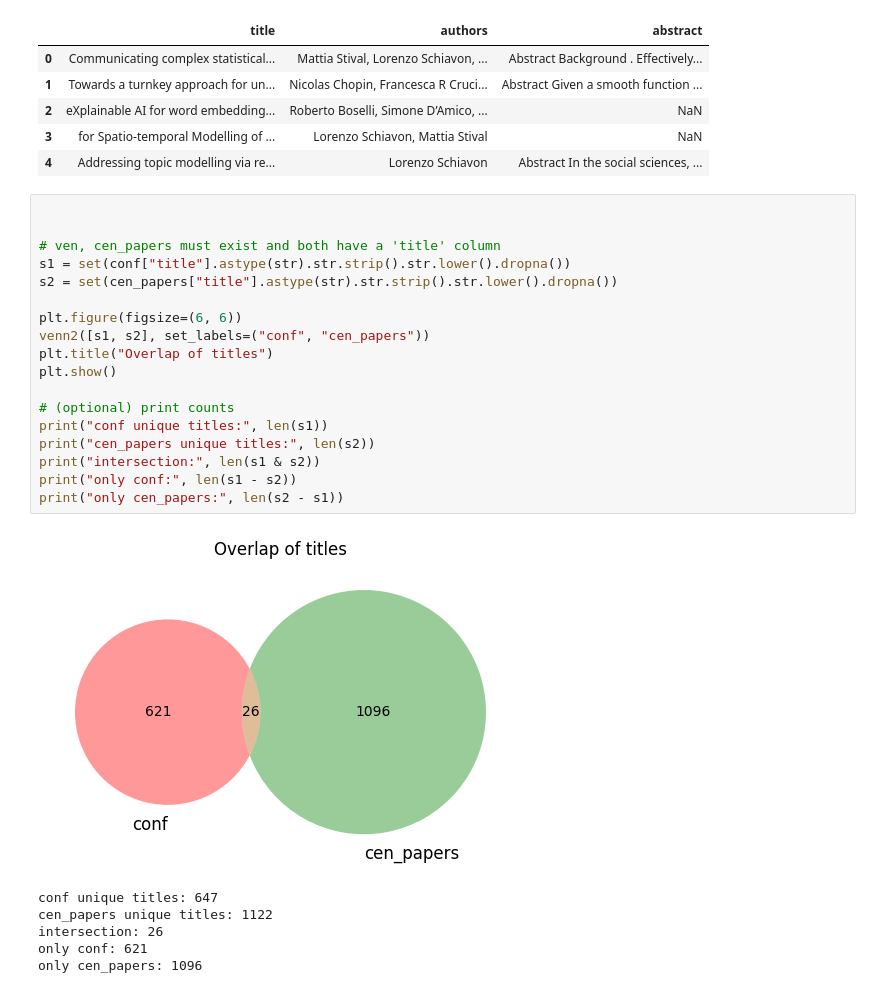
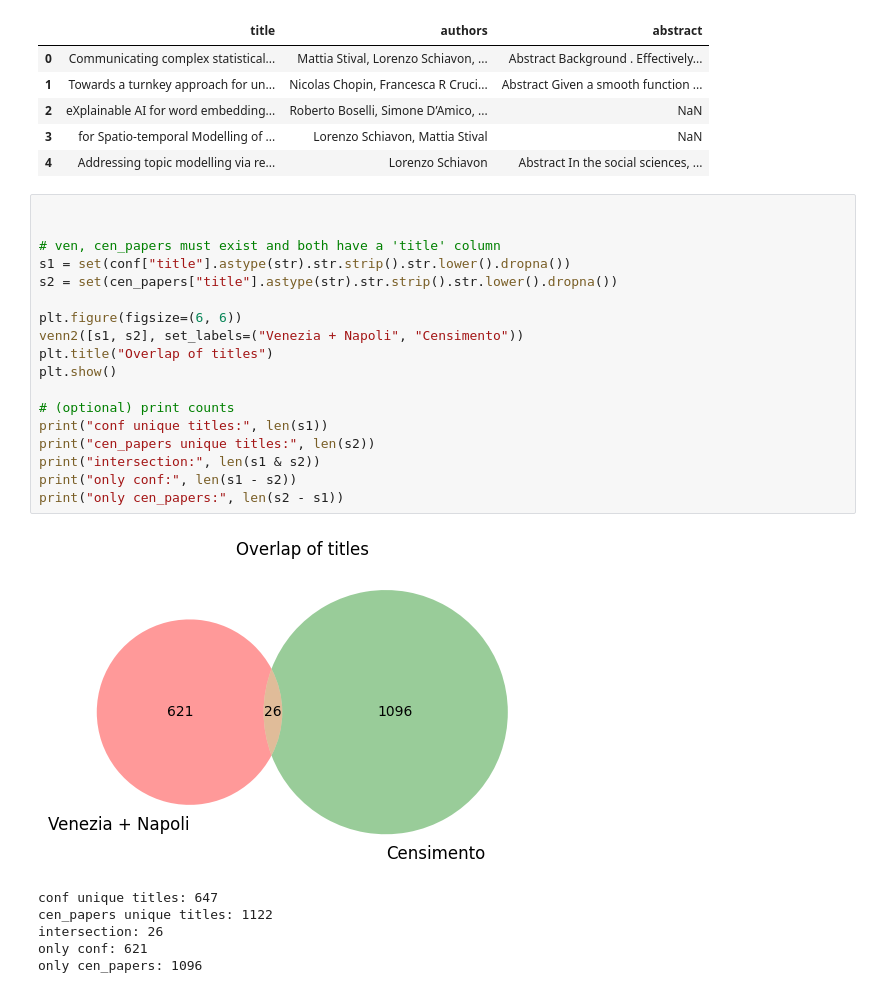
Before and after one commit to Naviden/age-it-publications, a Jupyter notebook: src/paper_report.ipynb, the cells around one changed output. Cells and saved outputs as stored; diff of their text form.

```diff
--- a/src/paper_report.ipynb
+++ b/src/paper_report.ipynb
@@ -105,23 +105,23 @@ cen_papers.head()
 # %%
 
 
 # ven, cen_papers must exist and both have a 'title' column
 s1 = set(conf["title"].astype(str).str.strip().str.lower().dropna())
 s2 = set(cen_papers["title"].astype(str).str.strip().str.lower().dropna())
 
 plt.figure(figsize=(6, 6))
-venn2([s1, s2], set_labels=("conf", "cen_papers"))
+venn2([s1, s2], set_labels=("Venezia + Napoli", "Censimento"))
 plt.title("Overlap of titles")
 plt.show()
 
 # (optional) print counts
 print("conf unique titles:", len(s1))
 print("cen_papers unique titles:", len(s2))
 print("intersection:", len(s1 & s2))
 print("only conf:", len(s1 - s2))
 print("only cen_papers:", len(s2 - s1))
 # %% [output]
-[figure, old version]
+[figure, new version]
 conf unique titles: 647
 cen_papers unique titles: 1122
 intersection: 26
```
Also changed, not shown: parts of 1 cell of this notebook, 3 other files.
